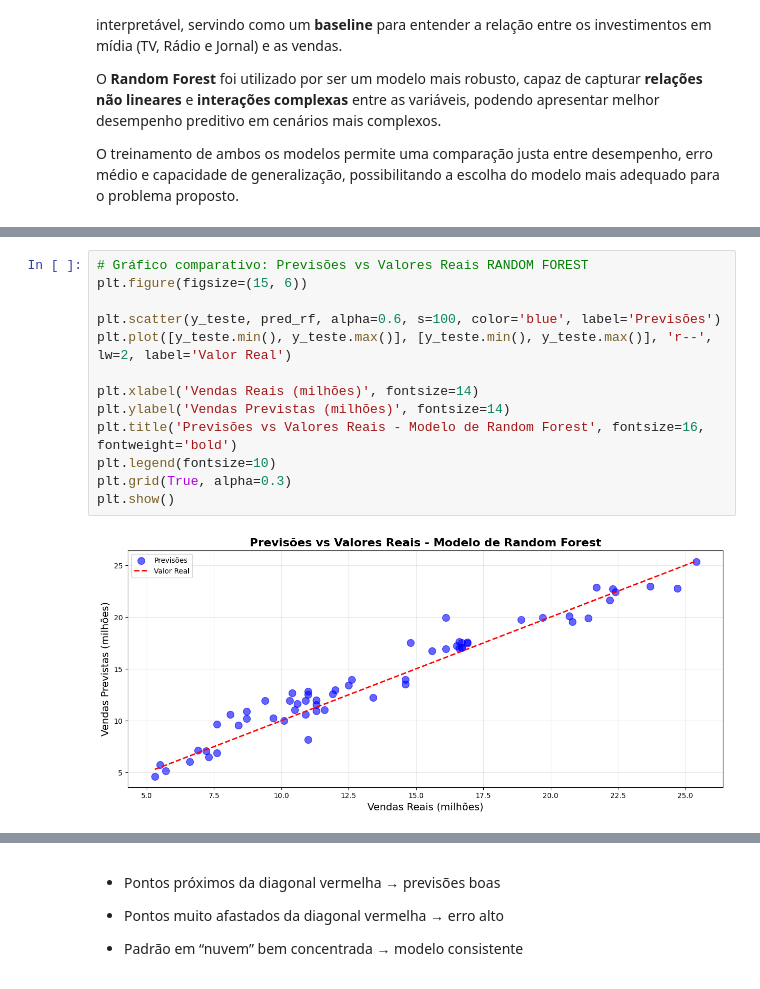
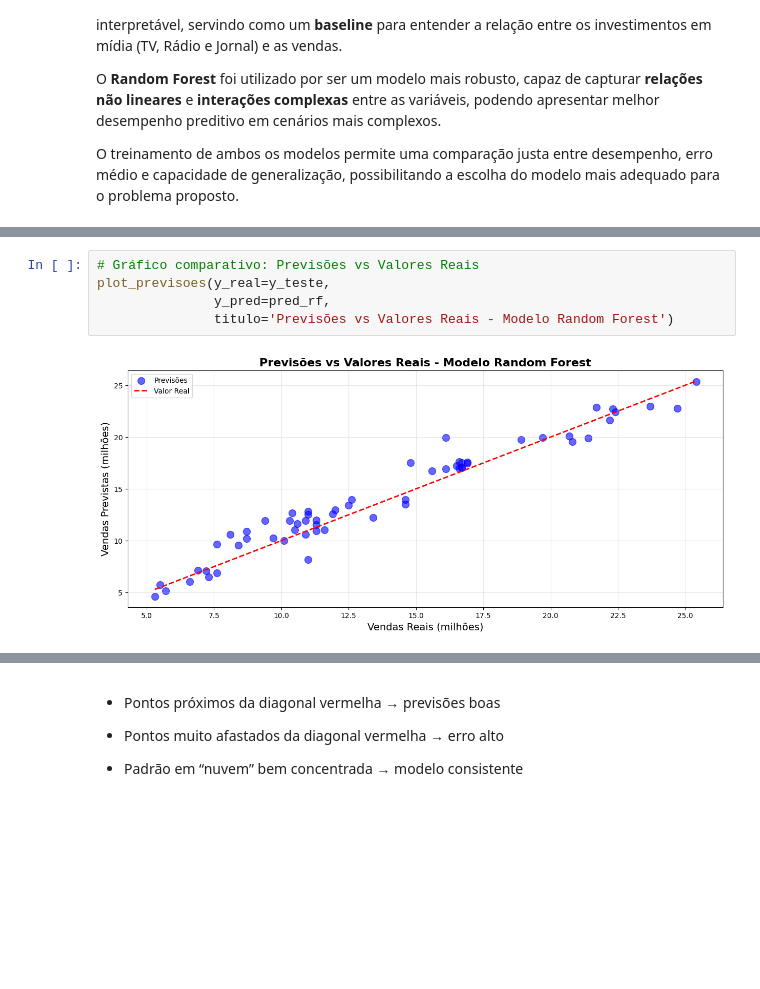
Before and after one commit to FelipeGhensevPeres/Sales-Prediction-ML, a Jupyter notebook: notebooks/main.ipynb, the cells around one changed output, grey strips where cells are left out. Cells and saved outputs as stored; diff of their text form; blank space fills up the shorter version.

```diff
--- a/notebooks/main.ipynb
+++ b/notebooks/main.ipynb
@@ -139,17 +154,9 @@ SyntaxError: expression expected after dictionary key and ':' (2098705664.py, li
 # %%
-# Gráfico comparativo: Previsões vs Valores Reais RANDOM FOREST
-plt.figure(figsize=(15, 6))
-
-plt.scatter(y_teste, pred_rf, alpha=0.6, s=100, color='blue', label='Previsões')
-plt.plot([y_teste.min(), y_teste.max()], [y_teste.min(), y_teste.max()], 'r--', lw=2, label='Valor Real')
-
-plt.xlabel('Vendas Reais (milhões)', fontsize=14)
-plt.ylabel('Vendas Previstas (milhões)', fontsize=14)
-plt.title('Previsões vs Valores Reais - Modelo de Random Forest', fontsize=16, fontweight='bold')
-plt.legend(fontsize=10)
-plt.grid(True, alpha=0.3)
-plt.show()
+# Gráfico comparativo: Previsões vs Valores Reais
+plot_previsoes(y_real=y_teste,
+               y_pred=pred_rf,
+               titulo='Previsões vs Valores Reais - Modelo Random Forest')
 # %% [output]
-[figure, old version]
+[figure, new version]
 # %%
 # Gráfico comparativo: Previsões vs Valores Reais
```
Also changed, not shown: parts of 5 cells of this notebook.
